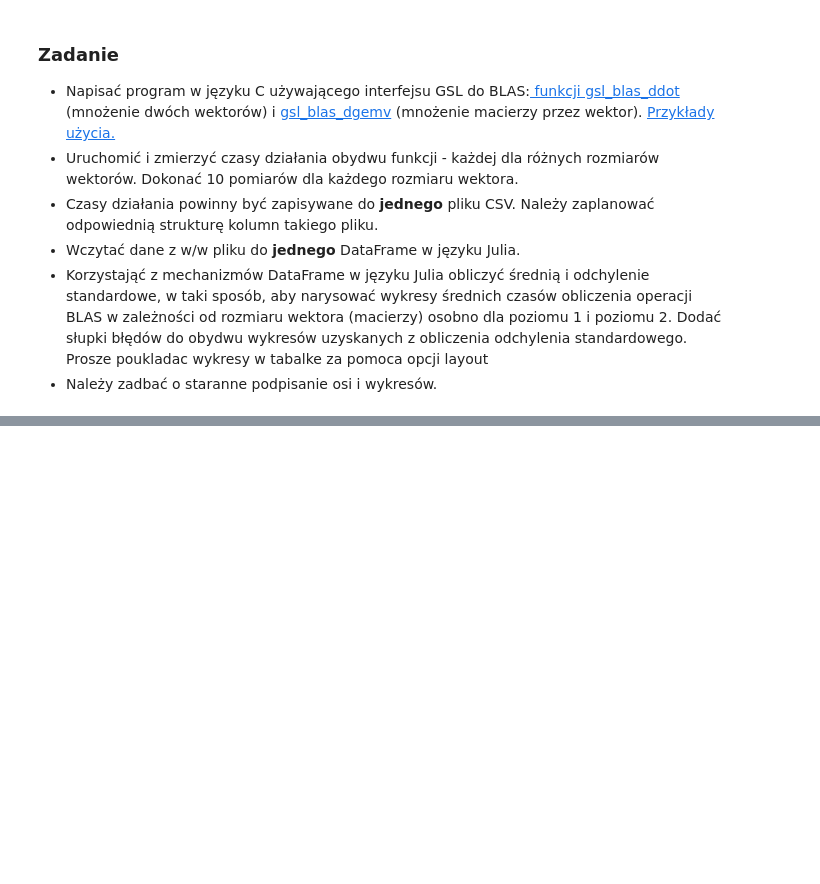
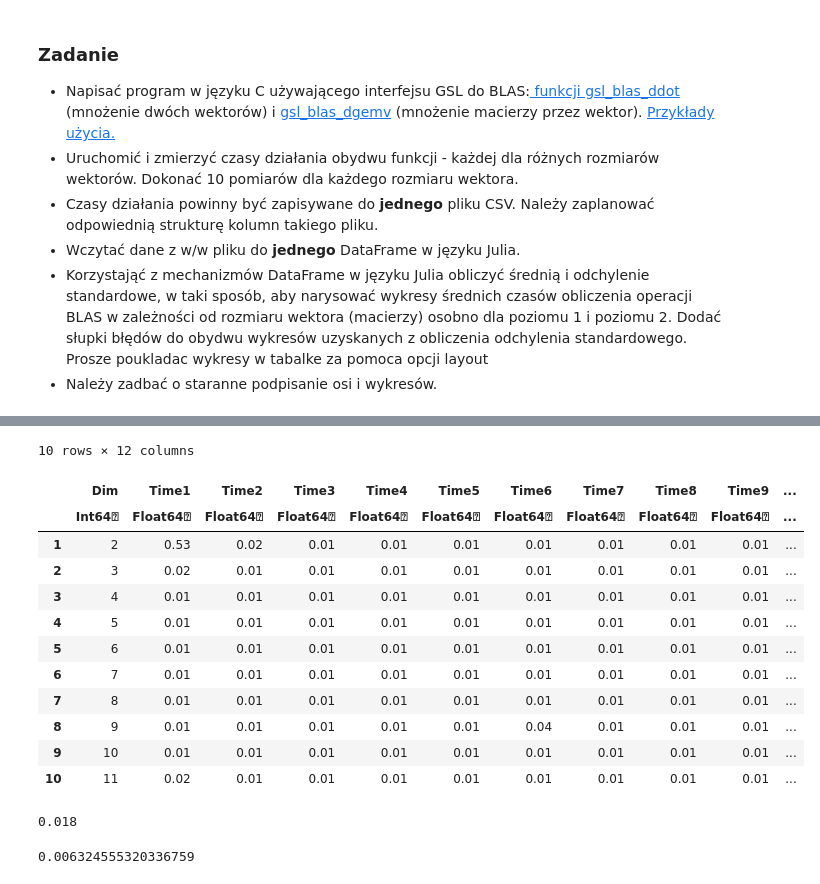
Before and after one commit to asmoter/MOWNIT, a Jupyter notebook: Mownit-Lab2.ipynb, the cells around one changed output, grey strips where cells are left out. Cells and saved outputs as stored; diff of their text form; code cells hidden in the pictures; blank space fills up the shorter version.

```diff
--- a/Mownit-Lab2.ipynb
+++ b/Mownit-Lab2.ipynb
@@ -422,0 +421,27 @@ my_data=CSV.read(input, delim=",")
+# %%
+using DataFrames
+my_dataFrame[:,1:12]
+# %% [output]
+10 rows × 12 columns
+|  | Dim | Time1 | Time2 | Time3 | Time4 | Time5 | Time6 | Time7 | Time8 | Time9 | ... |
+|  | Int64⍰ | Float64⍰ | Float64⍰ | Float64⍰ | Float64⍰ | Float64⍰ | Float64⍰ | Float64⍰ | Float64⍰ | Float64⍰ | ... |
+| 1 | 2 | 0.53 | 0.02 | 0.01 | 0.01 | 0.01 | 0.01 | 0.01 | 0.01 | 0.01 | ... |
+| 2 | 3 | 0.02 | 0.01 | 0.01 | 0.01 | 0.01 | 0.01 | 0.01 | 0.01 | 0.01 | ... |
+| 3 | 4 | 0.01 | 0.01 | 0.01 | 0.01 | 0.01 | 0.01 | 0.01 | 0.01 | 0.01 | ... |
+| 4 | 5 | 0.01 | 0.01 | 0.01 | 0.01 | 0.01 | 0.01 | 0.01 | 0.01 | 0.01 | ... |
+| 5 | 6 | 0.01 | 0.01 | 0.01 | 0.01 | 0.01 | 0.01 | 0.01 | 0.01 | 0.01 | ... |
+| 6 | 7 | 0.01 | 0.01 | 0.01 | 0.01 | 0.01 | 0.01 | 0.01 | 0.01 | 0.01 | ... |
+| 7 | 8 | 0.01 | 0.01 | 0.01 | 0.01 | 0.01 | 0.01 | 0.01 | 0.01 | 0.01 | ... |
+| 8 | 9 | 0.01 | 0.01 | 0.01 | 0.01 | 0.01 | 0.04 | 0.01 | 0.01 | 0.01 | ... |
+| 9 | 10 | 0.01 | 0.01 | 0.01 | 0.01 | 0.01 | 0.01 | 0.01 | 0.01 | 0.01 | ... |
+| 10 | 11 | 0.02 | 0.01 | 0.01 | 0.01 | 0.01 | 0.01 | 0.01 | 0.01 | 0.01 | ... |
+# %%
+using Statistics
+mean(my_dataFrame[:v_Time2])
+# %% [output]
+0.018
+# %%
+using Statistics
+std(my_dataFrame[:v_Time2])
+# %% [output]
+0.006324555320336759
```
Also changed, not shown: parts of 3 cells of this notebook.
